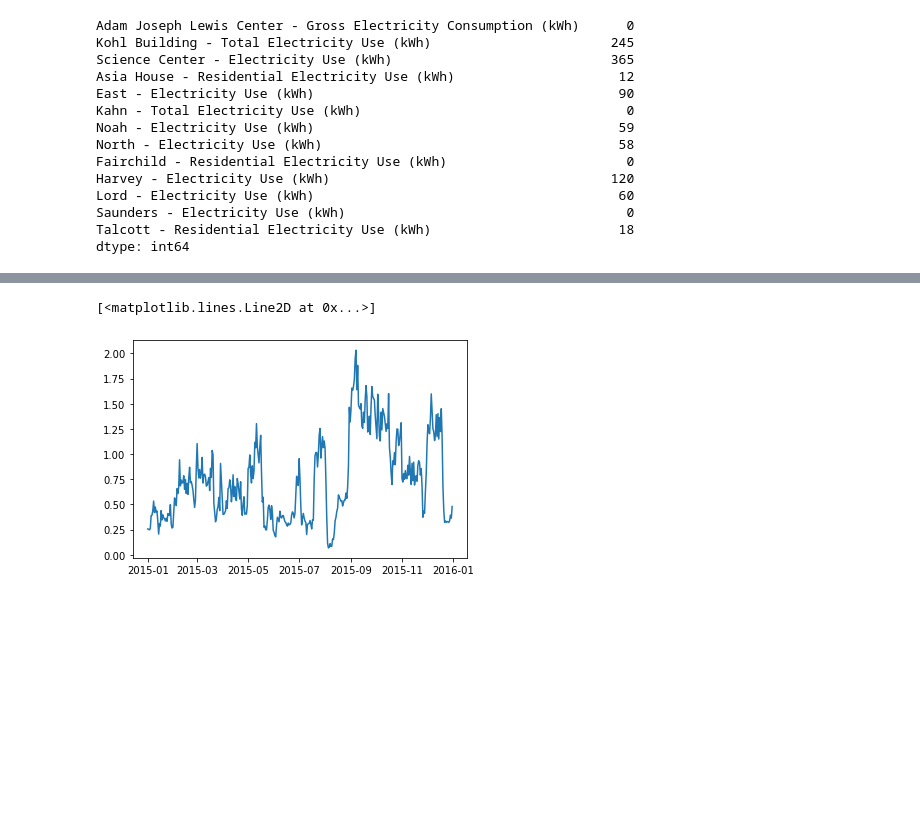
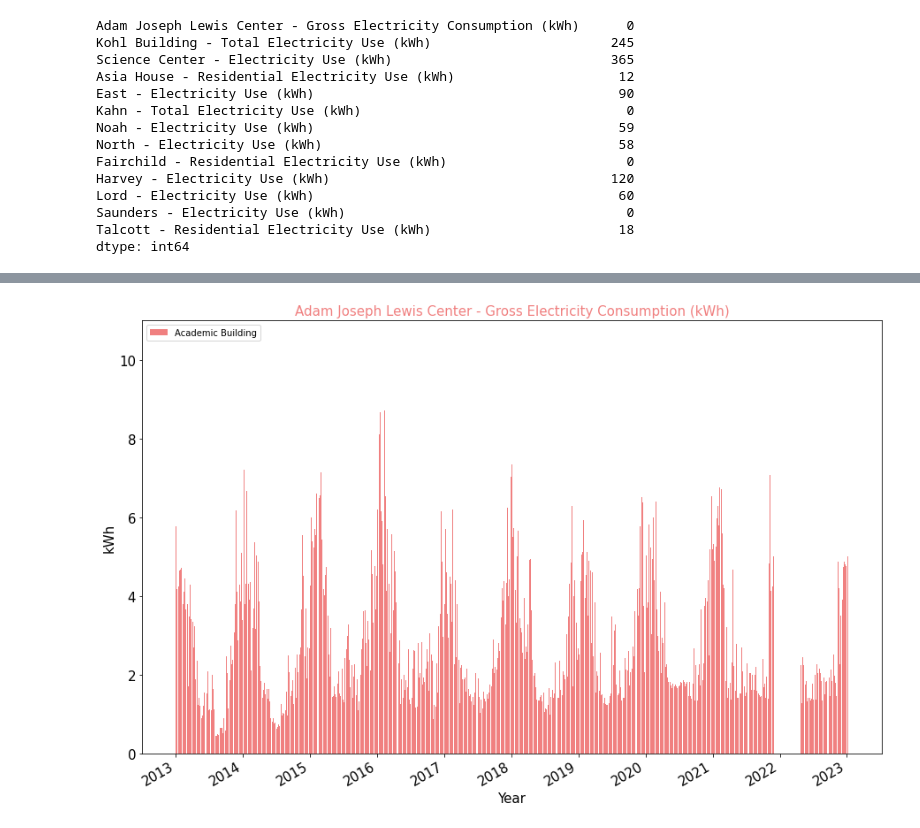
Before and after one commit to quannguyen02/Energy_Usage_and_Prediction, a Jupyter notebook: MakePlots.ipynb, the cells around one changed output, grey strips where cells are left out. Drawn from its saved outputs; the diff is of its cells as text; code cells hidden in the pictures; blank space fills up the shorter version.

Commit message:
graph by dorm and year, add graphs

```diff
--- a/MakePlots.ipynb
+++ b/MakePlots.ipynb
@@ -106,5 +105,26 @@ plt.tight_layout(pad=2, w_pad=0.5, h_pad=2)
-# %%
-plt.plot(year_data.index, year_data[year_data.columns[3]])
-# %% [output]
-[<matplotlib.lines.Line2D at 0x...>]
-[figure, removed]
+# %%
+# Plot by dorm
+def plot_by_dorm(data, col_num, fontsize = 15, margin = 10):
+    set_label, set_color = setCategories(col_num)
+    locator = mdate.YearLocator()
+
+    plt.figure(figsize=(15, 10))
+    plt.bar(data.index, data, label = set_label, color = set_color)
+    plt.xlabel("Year", fontsize=fontsize)
+    plt.ylabel("kWh", fontsize=fontsize)
+    plt.title(data.name, fontsize=fontsize, color = set_color)
+    plt.tick_params(axis='x', labelsize=fontsize)
+    plt.tick_params(axis='y', labelsize=fontsize)
+
+    plt.gca().xaxis.set_major_locator(locator)
+    plt.gca().xaxis.set_major_formatter(DateFormatter('%Y'))
+
+    plt.gcf().autofmt_xdate()
+    # plt.tight_layout()
+    plt.legend()
+
+    plt.savefig(f"./Graphs/Building/{data.name}_Electrical.png")
+# %%
+plot_by_dorm(ordered_data[ordered_data.columns[0]], 0)
+# %% [output]
+[figure, added]
```
Also changed, not shown: parts of 5 cells of this notebook, 11 other files.
